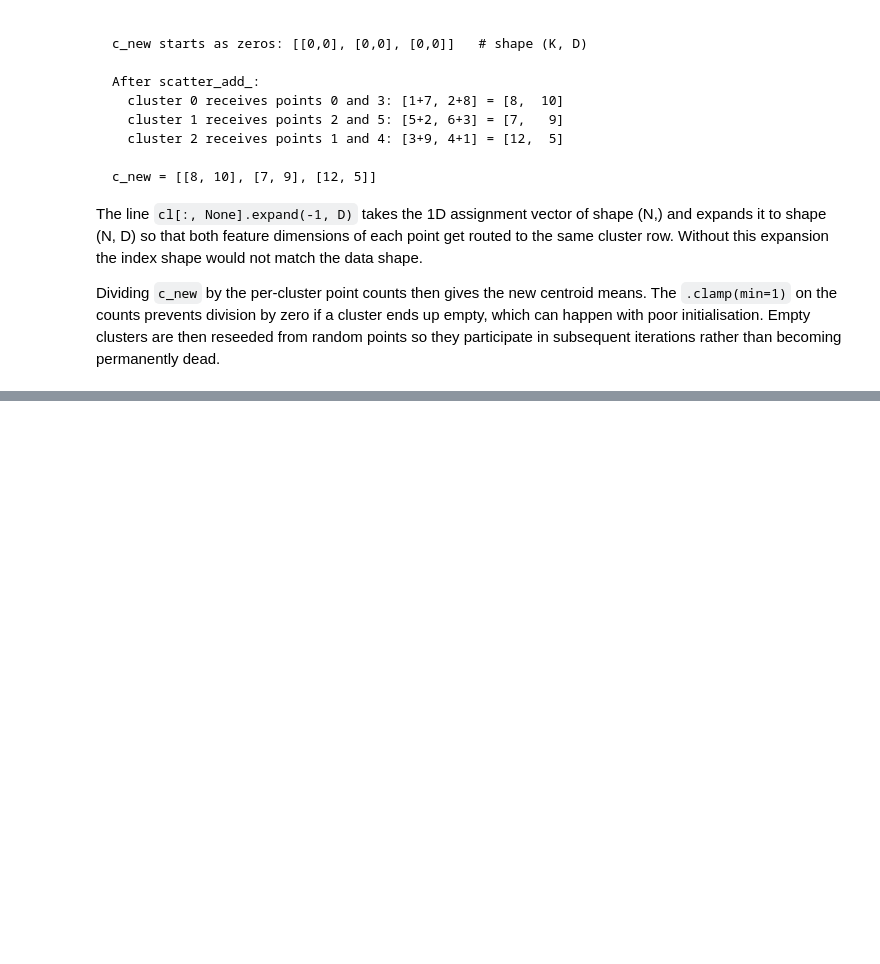
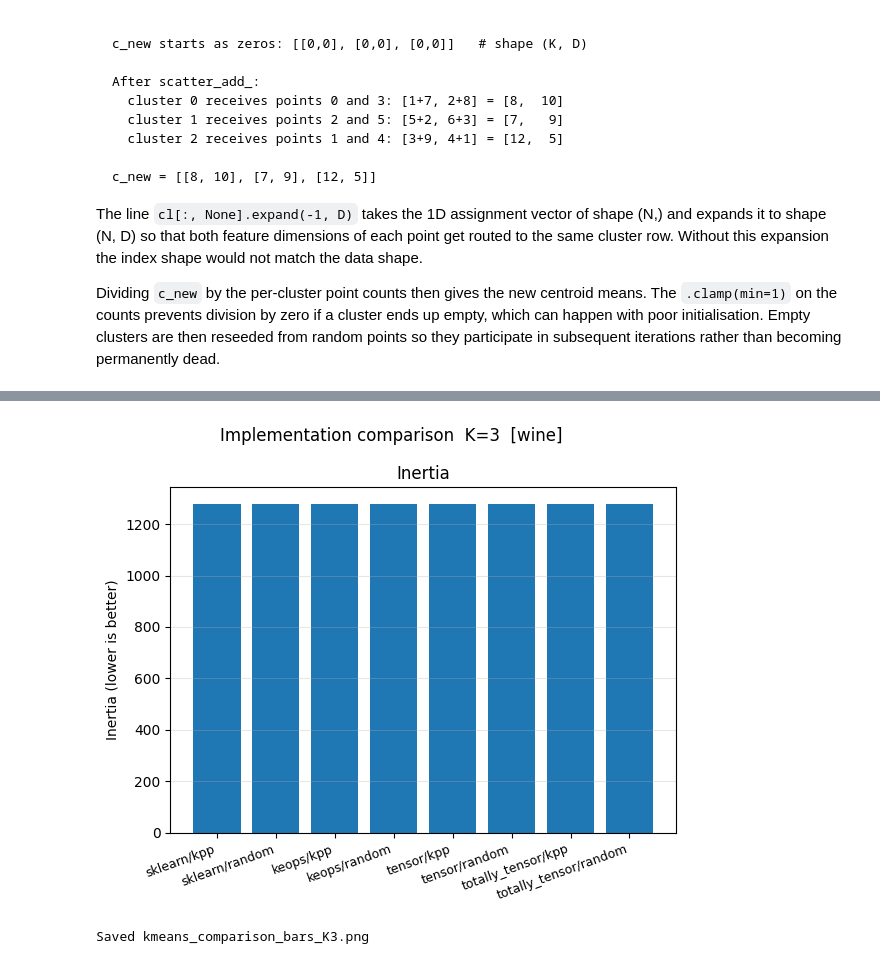
Before and after one commit to flyinacres/keops-kmeans-pub, a Jupyter notebook: kmeans.ipynb, the cells around one changed output, grey strips where cells are left out. Cells and saved outputs as stored; diff of their text form; code cells hidden in the pictures; blank space fills up the shorter version.

```diff
--- a/kmeans.ipynb
+++ b/kmeans.ipynb
@@ -1216,16 +884,0 @@ Total: 188.37s
-# %%
-# Cell: Memory summary after sweep
-# Run this after the sweep cell. Assumes results dict contains mem_stats as 5th element.
-
-print(f'{'K':>4}  {'Inertia':>14}  {'Time (s)':>10}  {'Peak VRAM (GB)':>16}  {'Delta VRAM (GB)':>16}')
-print('-' * 70)
-
-# Choose which results you'd like to see the memory summary for
-results = results_keops
-for k in k_values:
-    _, _, inertia, elapsed, mem = results[k]
-    peak  = mem.get('peak_gb',  float('nan'))
-    delta = mem.get('delta_gb', float('nan'))
-    print(f'{k:>4}  {inertia:>14,.1f}  {elapsed:>10.3f}  {peak:>16.3f}  {delta:>16.3f}')
-
-mem_report('post-sweep')
@@ -1365,0 +2499,7 @@ At the scales tested here, KeOps and FAISS are broadly comparable in runtime. FA
+# %%
+# Test comparison bar chart (inertia only, no silhouette yet)
+# This code assumes kmeans has been run, and the results structure is populated
+plot_comparison_bars(results, k=N_CLUSTERS_TRUE)
+# %% [output]
+[figure, added]
+Saved kmeans_comparison_bars_K3.png
```
Also changed, not shown: parts of 98 cells of this notebook.
